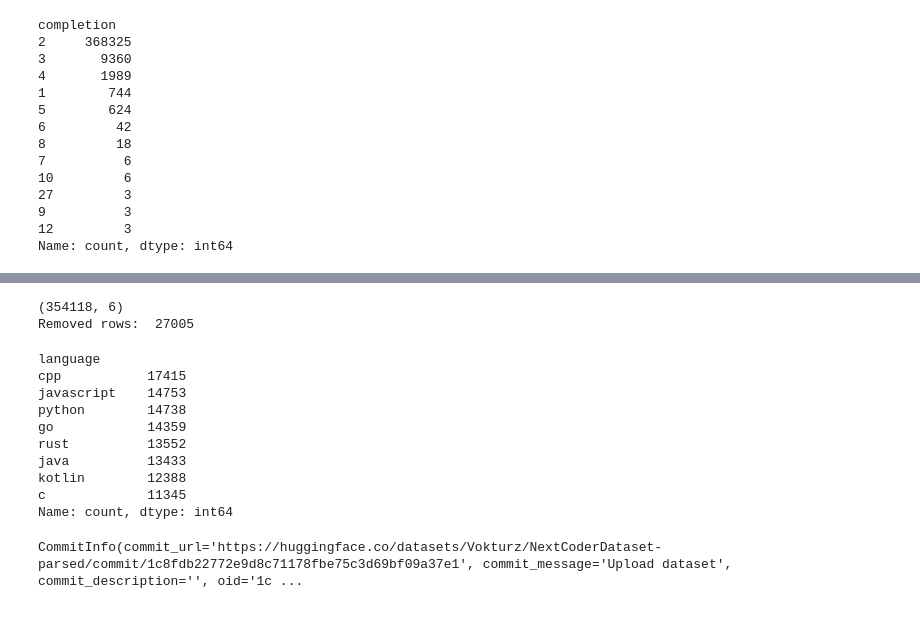
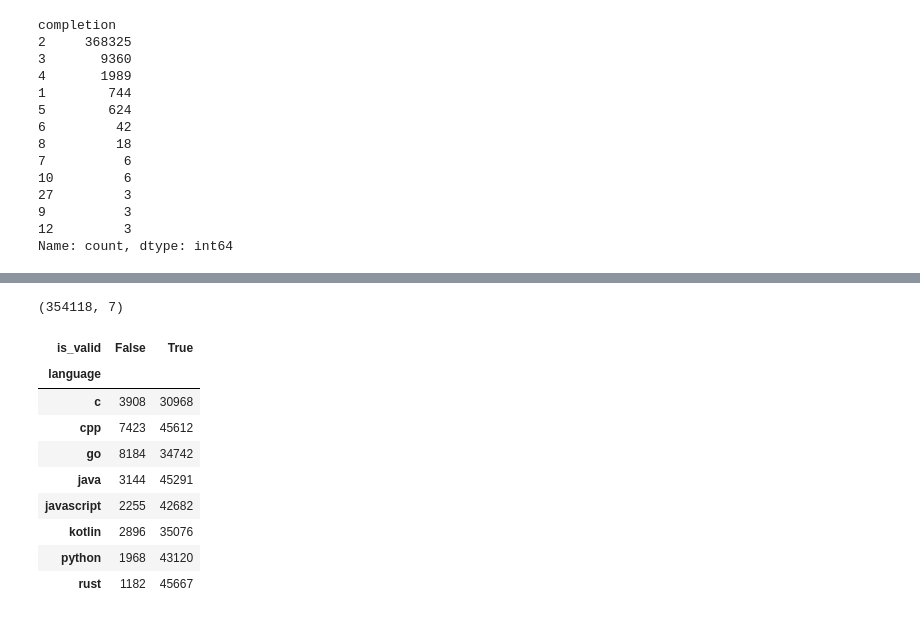
Before and after one commit to Vokturz/NextCoder-formatter, a Jupyter notebook: notebooks/01_clean_dataset.ipynb, the cells around one changed output, grey strips where cells are left out. Saved outputs shown, nothing was run; the diff lists cells and outputs as text; code cells hidden in the pictures.

```diff
--- a/notebooks/01_clean_dataset.ipynb
+++ b/notebooks/01_clean_dataset.ipynb
@@ -164,5 +185,5 @@ failed_lang.sample(10)
 # %%
-final_df = (df[
+processed_df = (df[
     (df.language == df.file_lang) |
     ((df.language == 'c') & (df.file_lang == 'cpp')) |
     ((df.language == 'kotlin') & (df.file_lang == 'java'))]
@@ -177,28 +198,23 @@ final_df = (df[
         completion_code_block = lambda x : x.completion.apply(lambda y : parse_code_block(y)['code_block'])
     )
     .drop(columns = ['file_lang', 'prompt', 'completion'])
-    .rename(columns={'initial_part' : 'system_prompt'})
-    [['language', 'code_block', 'file_path', 'system_prompt','instruction', 'completion_code_block']]
+    .rename(columns={'initial_part' : 'system_prompt', 'valid' : 'is_valid'})
+    [['language', 'code_block', 'file_path', 'system_prompt','instruction', 'completion_code_block', 'is_valid']]
 )
-print(final_df.shape)
-print("Removed rows: ", dataset.num_rows - len(final_df))
-final_df.to_parquet('../data/cleaned_dataset.parquet', index=False)
-final_df.drop_duplicates(subset='code_block').value_counts('language')
+print(processed_df.shape)
 # %% [output]
-(354118, 6)
-Removed rows:  27005
+(354118, 7)
-language
-cpp           17415
-javascript    14753
-python        14738
-go            14359
-rust          13552
-java          13433
-kotlin        12388
-c             11345
-Name: count, dtype: int64
-# %%
-dataset_updated = load_dataset('parquet', data_files='../data/cleaned_dataset.parquet')
-dataset_updated.push_to_hub("Vokturz/NextCoderDataset-parsed")
-# %% [output]
-CommitInfo(commit_url='https://huggingface.co/datasets/Vokturz/NextCoderDataset-parsed/commit/1c8fdb22772e9d8c71178fbe75c3d69bf09a37e1', commit_message='Upload dataset', commit_description='', oid='1c ...
+# %%
+# Some code_blocks are not valid language according to tree-sitter
+processed_df.groupby('language').is_valid.value_counts().unstack()
+# %% [output]
+| is_valid | False | True |
+| language |  |  |
+| c | 3908 | 30968 |
+| cpp | 7423 | 45612 |
+| go | 8184 | 34742 |
+| java | 3144 | 45291 |
+| javascript | 2255 | 42682 |
+| kotlin | 2896 | 35076 |
+| python | 1968 | 43120 |
+| rust | 1182 | 45667 |
```
Also changed, not shown: parts of 10 cells of this notebook, 6 other files.
